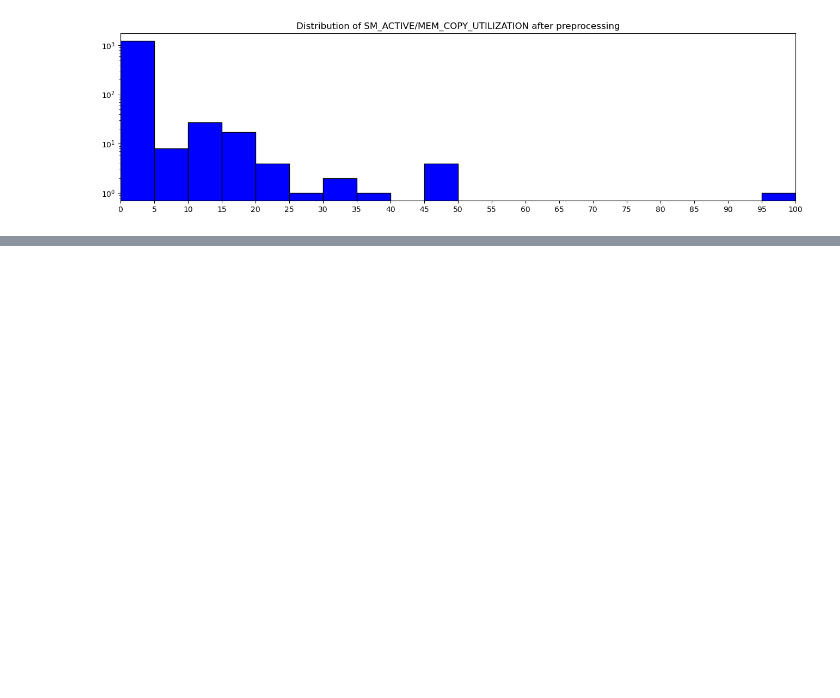
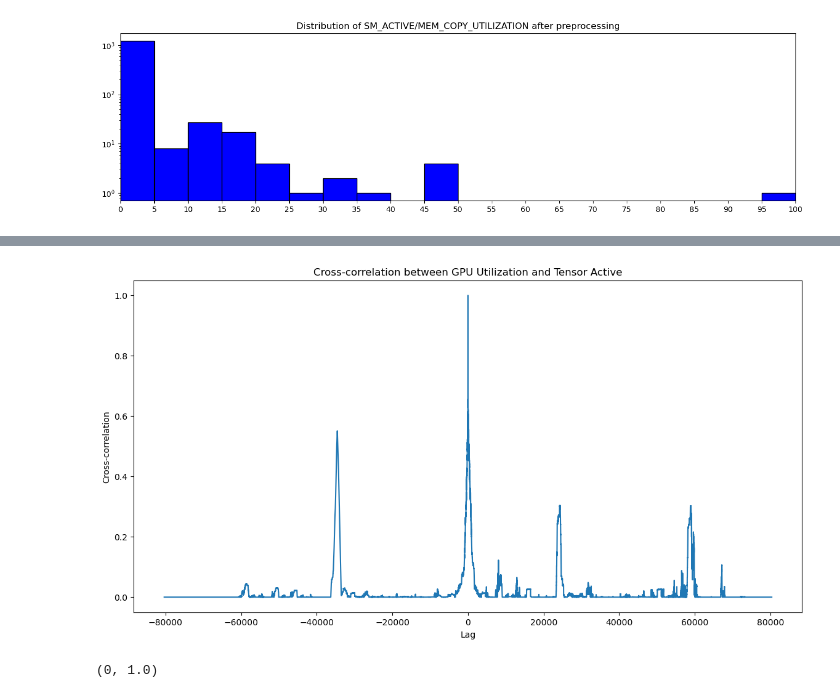
Before and after one commit to hpcgroup/ldms-analysis-scripts, a Jupyter notebook: correlation.ipynb, the cells around one changed output, grey strips where cells are left out. Saved outputs shown, nothing was run; the diff lists cells and outputs as text; code cells hidden in the pictures; blank space fills up the shorter version.

```diff
--- a/correlation.ipynb
+++ b/correlation.ipynb
@@ -196,0 +260,41 @@ Text(0.5, 1.0, 'Distribution of SM_ACTIVE/MEM_COPY_UTILIZATION after preprocessi
+# %%
+merged_tensor_gpu.reset_index(drop=True, inplace=True)
+# %%
+# def detect_peaks(data, threshold=0.9):
+#     peaks, _ = signal.find_peaks(data, height=threshold)
+#     return peaks
+
+# gpu_peaks = detect_peaks(merged_tensor_gpu['gpu_utilization'])
+# tensor_peaks = detect_peaks(merged_tensor_gpu['tensor_active'] * 100)
+
+# plt.figure(figsize=(14, 7))
+# # plt.plot(merged_tensor_gpu['#Time'], merged_tensor_gpu['gpu_utilization'], label='GPU Utilization')
+# plt.plot(merged_tensor_gpu['#Time'].iloc[gpu_peaks], merged_tensor_gpu['gpu_utilization'].iloc[gpu_peaks], 'x', label='GPU Peaks')
+# # plt.plot(merged_tensor_gpu['#Time'], merged_tensor_gpu['tensor_active'], label='Tensor Active')
+# plt.plot(merged_tensor_gpu['#Time'].iloc[tensor_peaks], merged_tensor_gpu['tensor_active'].iloc[tensor_peaks], 'o', label='Tensor Peaks')
+# plt.legend()
+# plt.xlabel('Time')
+# plt.ylabel('Value')
+# plt.title('Peaks in GPU Utilization and Tensor Active')
+# plt.show()
+
+corr = signal.correlate(merged_tensor_gpu['gpu_utilization'], merged_tensor_gpu['tensor_active'])
+lags = signal.correlation_lags(len(merged_tensor_gpu['gpu_utilization']), len(merged_tensor_gpu['tensor_active']))
+# normalizing the cross-correlation values
+corr /= np.max(corr)
+
+plt.figure(figsize=(14, 7))
+plt.plot(lags, corr)
+plt.title('Cross-correlation between GPU Utilization and Tensor Active')
+plt.xlabel('Lag')
+plt.ylabel('Cross-correlation')
+plt.show()
+# %% [output]
+[figure, added]
+# %%
+# finding the lag with maximum correlation
+max_corr_index = np.argmax(corr)
+lag = lags[max_corr_index]
+lag, corr[max_corr_index]
+# %% [output]
+(0, 1.0)
```
Also changed, not shown: parts of 9 cells of this notebook, 1 other file.
